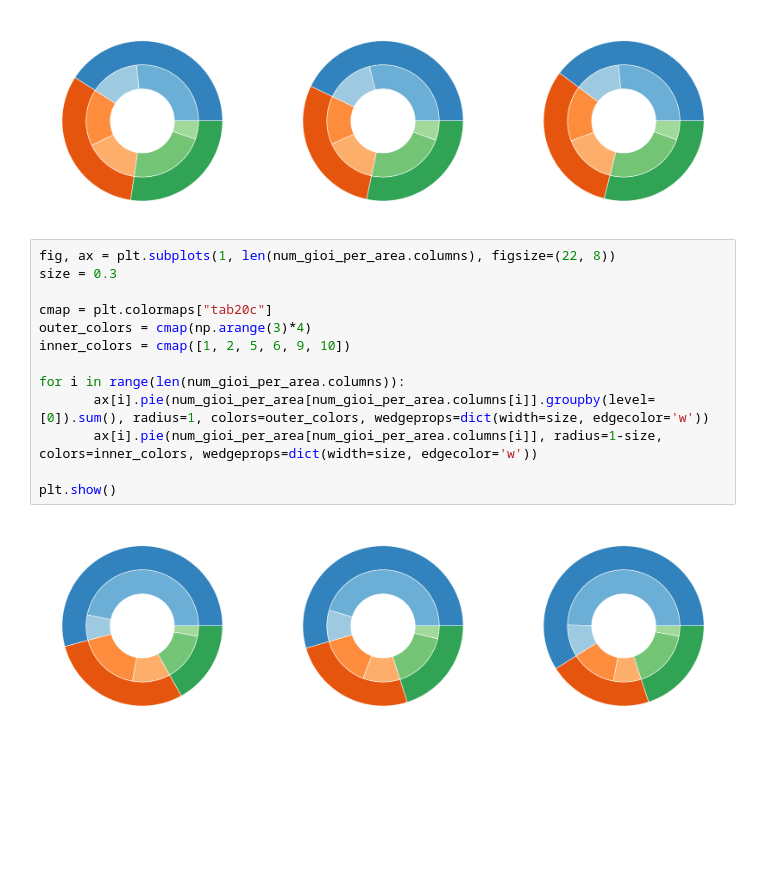
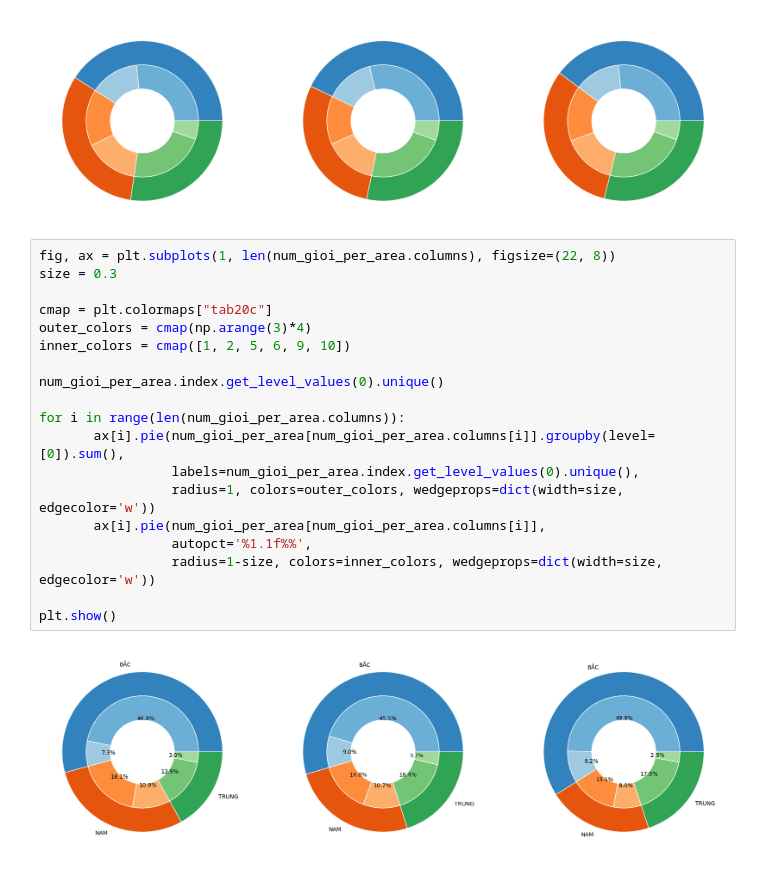
Before and after one commit to VTaPo/Project_LT_LTKHDL, a Jupyter notebook: PhanTichDuLieu-1.ipynb, the cells around one changed output. Saved outputs shown, nothing was run; the diff lists cells and outputs as text; blank space fills up the shorter version.

```diff
--- a/PhanTichDuLieu-1.ipynb
+++ b/PhanTichDuLieu-1.ipynb
@@ -680,15 +680,21 @@ plt.show()
 # %%
 fig, ax = plt.subplots(1, len(num_gioi_per_area.columns), figsize=(22, 8))
 size = 0.3
 
 cmap = plt.colormaps["tab20c"]
 outer_colors = cmap(np.arange(3)*4)
 inner_colors = cmap([1, 2, 5, 6, 9, 10])
 
+num_gioi_per_area.index.get_level_values(0).unique()
+
 for i in range(len(num_gioi_per_area.columns)):
-       ax[i].pie(num_gioi_per_area[num_gioi_per_area.columns[i]].groupby(level=[0]).sum(), radius=1, colors=outer_colors, wedgeprops=dict(width=size, edgecolor='w'))
-       ax[i].pie(num_gioi_per_area[num_gioi_per_area.columns[i]], radius=1-size, colors=inner_colors, wedgeprops=dict(width=size, edgecolor='w'))
+       ax[i].pie(num_gioi_per_area[num_gioi_per_area.columns[i]].groupby(level=[0]).sum(),
+                 labels=num_gioi_per_area.index.get_level_values(0).unique(),
+                 radius=1, colors=outer_colors, wedgeprops=dict(width=size, edgecolor='w'))
+       ax[i].pie(num_gioi_per_area[num_gioi_per_area.columns[i]],
+                 autopct='%1.1f%%',
+                 radius=1-size, colors=inner_colors, wedgeprops=dict(width=size, edgecolor='w'))
 
 plt.show()
 # %% [output]
-[figure, old version]
+[figure, new version]
```
